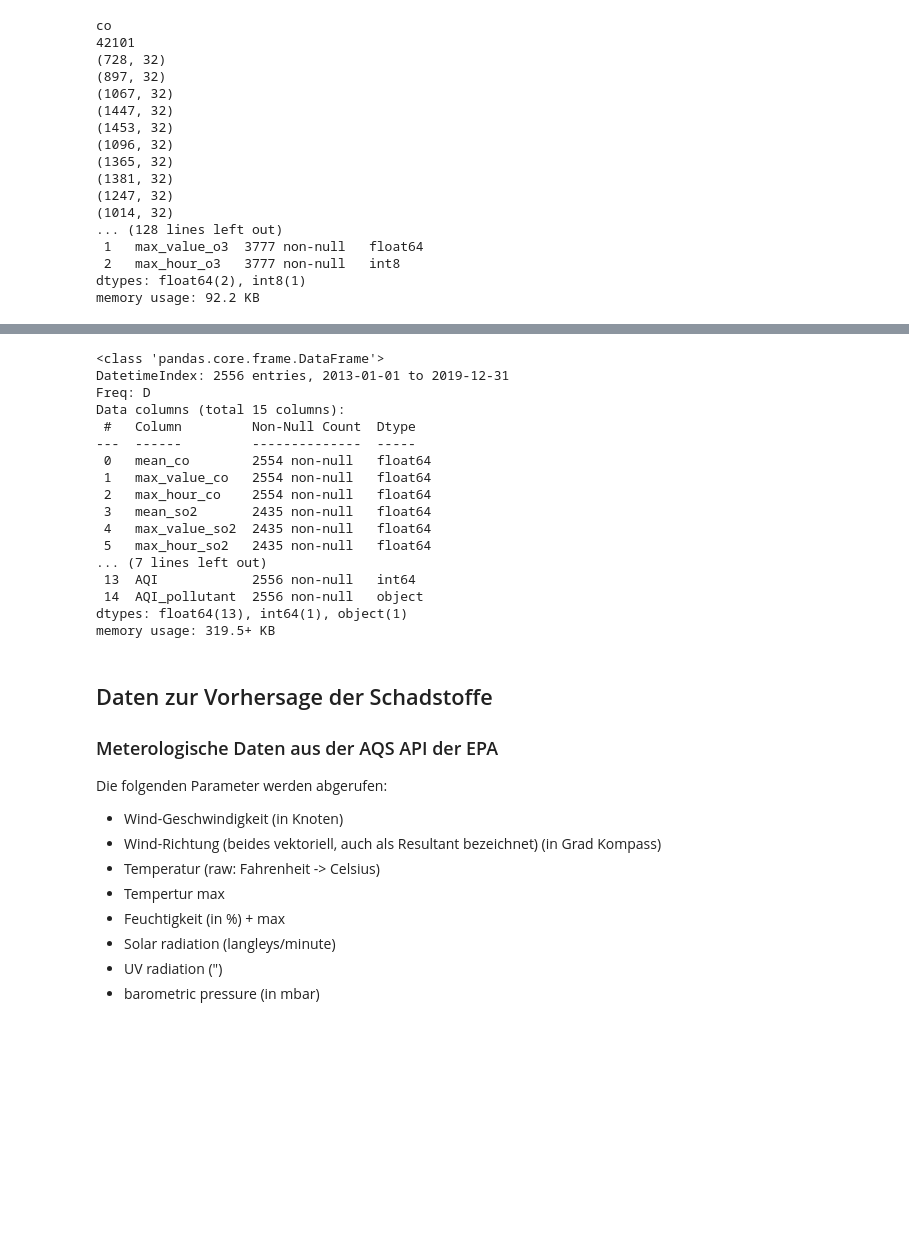
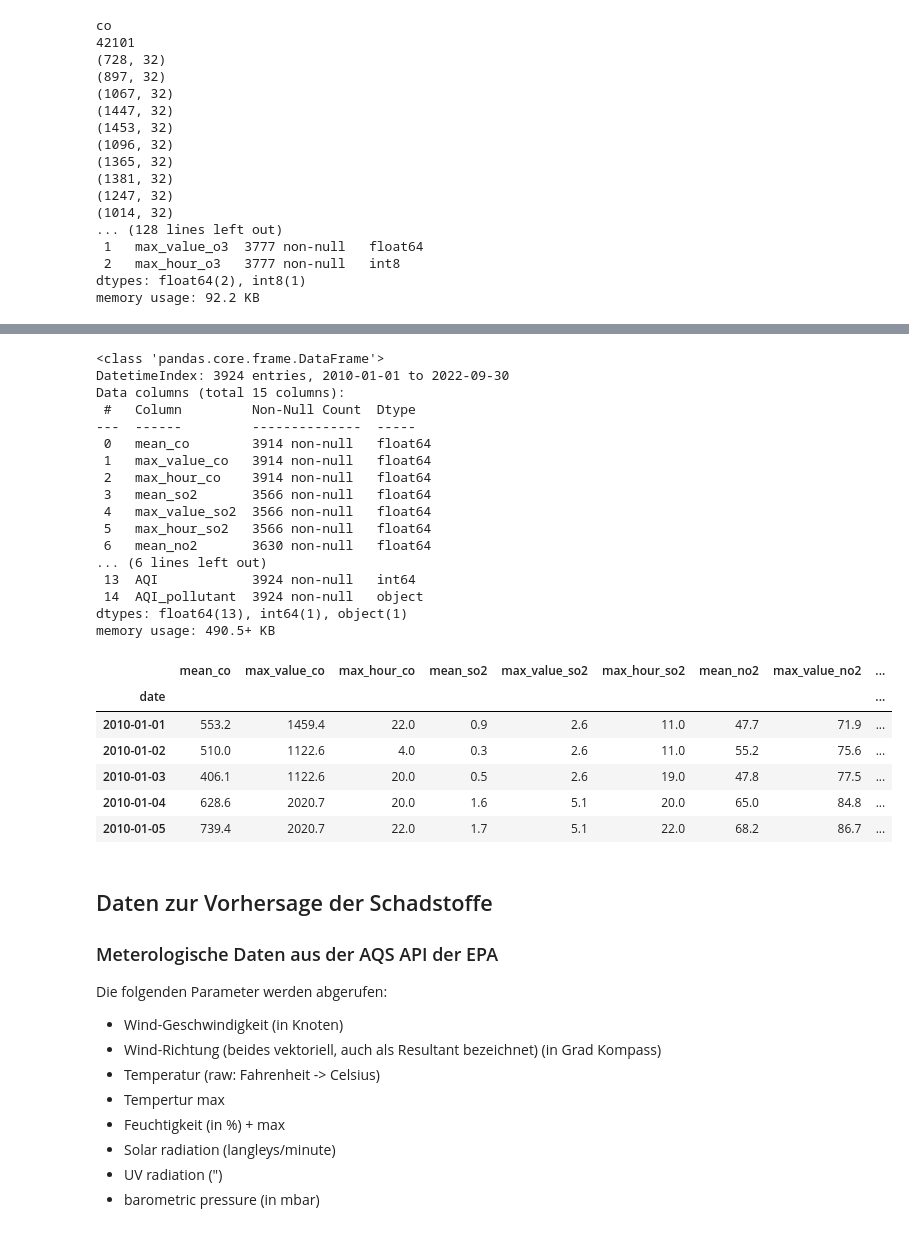
Before and after one commit to fxschmidt/AirPollution, a Jupyter notebook: Eigenes_Projekt/get_Data_AirPollution.ipynb, the cells around one changed output, grey strips where cells are left out. Drawn from its saved outputs; the diff is of its cells as text; code cells hidden in the pictures; blank space fills up the shorter version.

```diff
--- a/Eigenes_Projekt/get_Data_AirPollution.ipynb
+++ b/Eigenes_Projekt/get_Data_AirPollution.ipynb
@@ -305,29 +315,38 @@ memory usage: 429.2 KB
 # %%
 # add the aqi column
 df_aqi=df_pollutant.apply(func=calc_aqi,axis=1,result_type="expand")
 df_aqi.columns=["AQI","AQI_pollutant"]
 df_pollutant=pd.concat([df_pollutant,df_aqi],axis=1)
+
+df_pollutant.to_csv("Pollution_Data/pollutant_df.csv")
+#df_pollutant.describe()
+df_pollutant.info()
+df_pollutant.head(5)
+# %% [output]
+<class 'pandas.core.frame.DataFrame'>
+DatetimeIndex: 3924 entries, 2010-01-01 to 2022-09-30
+Data columns (total 15 columns):
+ #   Column         Non-Null Count  Dtype
+---  ------         --------------  -----
+ 0   mean_co        3914 non-null   float64
+ 1   max_value_co   3914 non-null   float64
+ 2   max_hour_co    3914 non-null   float64
+ 3   mean_so2       3566 non-null   float64
+ 4   max_value_so2  3566 non-null   float64
+ 5   max_hour_so2   3566 non-null   float64
+ 6   mean_no2       3630 non-null   float64
+... (6 lines left out)
+ 13  AQI            3924 non-null   int64
+ 14  AQI_pollutant  3924 non-null   object
+dtypes: float64(13), int64(1), object(1)
+memory usage: 490.5+ KB
+|  | mean_co | max_value_co | max_hour_co | mean_so2 | max_value_so2 | max_hour_so2 | mean_no2 | max_value_no2 | ... |
+| date |  |  |  |  |  |  |  |  | ... |
+| 2010-01-01 | 553.2 | 1459.4 | 22.0 | 0.9 | 2.6 | 11.0 | 47.7 | 71.9 | ... |
+| 2010-01-02 | 510.0 | 1122.6 | 4.0 | 0.3 | 2.6 | 11.0 | 55.2 | 75.6 | ... |
+| 2010-01-03 | 406.1 | 1122.6 | 20.0 | 0.5 | 2.6 | 19.0 | 47.8 | 77.5 | ... |
+| 2010-01-04 | 628.6 | 2020.7 | 20.0 | 1.6 | 5.1 | 20.0 | 65.0 | 84.8 | ... |
+| 2010-01-05 | 739.4 | 2020.7 | 22.0 | 1.7 | 5.1 | 22.0 | 68.2 | 86.7 | ... |
-# %%
-df_pollutant.to_csv("Pollution_Data/pollutant_df.csv")
-df_pollutant.info()
-# %% [output]
-<class 'pandas.core.frame.DataFrame'>
-DatetimeIndex: 2556 entries, 2013-01-01 to 2019-12-31
-Freq: D
-Data columns (total 15 columns):
- #   Column         Non-Null Count  Dtype
----  ------         --------------  -----
- 0   mean_co        2554 non-null   float64
- 1   max_value_co   2554 non-null   float64
- 2   max_hour_co    2554 non-null   float64
- 3   mean_so2       2435 non-null   float64
- 4   max_value_so2  2435 non-null   float64
- 5   max_hour_so2   2435 non-null   float64
-... (7 lines left out)
- 13  AQI            2556 non-null   int64
- 14  AQI_pollutant  2556 non-null   object
-dtypes: float64(13), int64(1), object(1)
-memory usage: 319.5+ KB
 # %% [markdown]
 ## Daten zur Vorhersage der Schadstoffe
 
```
Also changed, not shown: parts of 6 cells of this notebook, 8 other files.
